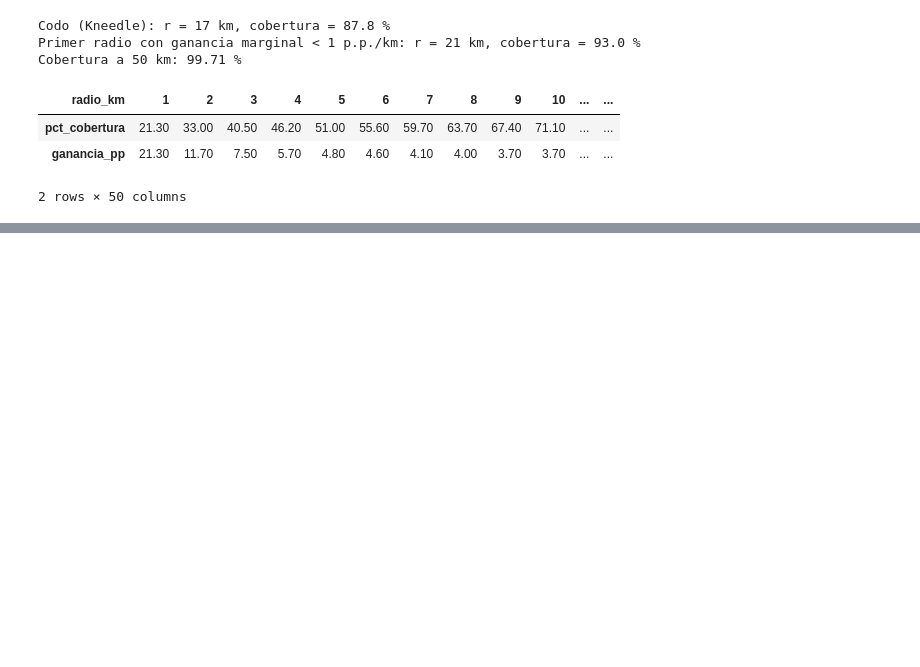
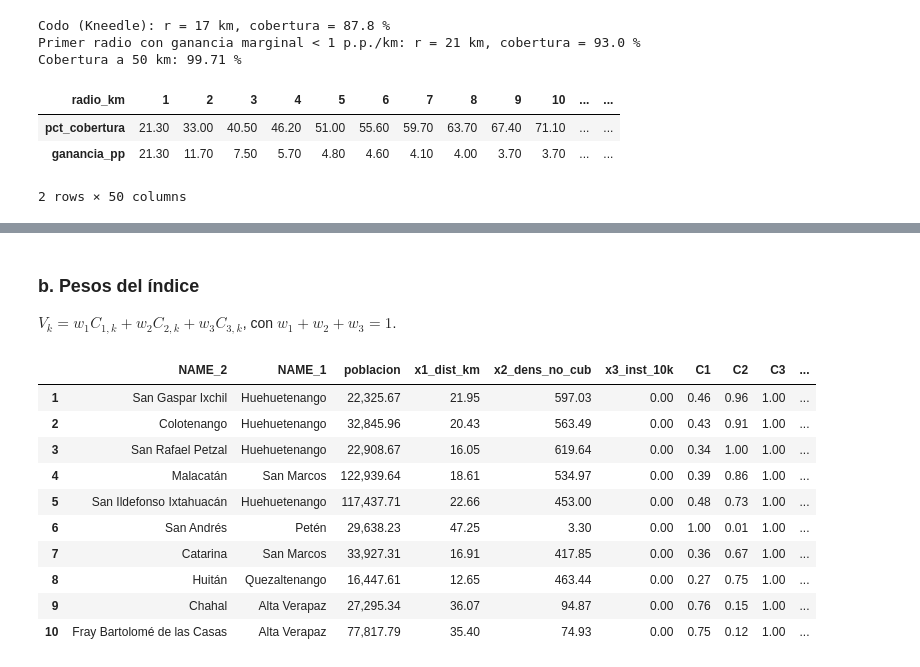
Before and after one commit to Branuvg/lab5_modsim, a Jupyter notebook: lab5.ipynb, the cells around one changed output, grey strips where cells are left out. Cells and saved outputs as stored; diff of their text form; code cells hidden in the pictures; blank space fills up the shorter version.

```diff
--- a/lab5.ipynb
+++ b/lab5.ipynb
@@ -773,0 +788,13 @@ Cobertura a 50 km: 99.71 %
+# %%
+def minmax(s):
+    return (s - s.min()) / (s.max() - s.min())
+
+
+mun["x1_dist_km"] = mun["dist_media_pob_km"]
+mun["x2_dens_no_cub"] = mun["pob_no_cubierta10"] / mun["area_km2"]
+mun["x3_inst_10k"] = np.where(mun["poblacion"] > 0, 1e4 * mun["instalaciones"] / mun["poblacion"], 0)
+
+mun["C1"] = minmax(mun["x1_dist_km"])
+mun["C2"] = minmax(mun["x2_dens_no_cub"])
+mun["C3"] = 1 - minmax(mun["x3_inst_10k"])      # se invierte: pocas instalaciones per cápita = vulnerable
+mun[["x1_dist_km", "x2_dens_no_cub", "x3_inst_10k", "C1", "C2", "C3"]].describe().T[["mean", "50%", "min", "max"]]
@@ -773,0 +809,27 @@ Cobertura a 50 km: 99.71 %
+# %% [markdown]
+### b. Pesos del índice
+
+$V_k = w_1 C_{1,k} + w_2 C_{2,k} + w_3 C_{3,k}$, con $w_1 + w_2 + w_3 = 1$.
+# %%
+WEIGHTS = {"C1": 0.40, "C2": 0.35, "C3": 0.25}
+mun["V"] = sum(w * mun[c] for c, w in WEIGHTS.items())
+
+LABELS = ["Muy baja", "Baja", "Media", "Alta", "Muy alta"]
+mun["V_cat"] = pd.qcut(mun["V"], 5, labels=LABELS)
+top10 = mun.sort_values("V", ascending=False).head(10)
+top10_tbl = top10[["NAME_2", "NAME_1", "poblacion", "x1_dist_km", "x2_dens_no_cub", "x3_inst_10k",
+                   "C1", "C2", "C3", "V"]].reset_index(drop=True)
+top10_tbl.index += 1
+top10_tbl
+# %% [output]
+|  | NAME_2 | NAME_1 | poblacion | x1_dist_km | x2_dens_no_cub | x3_inst_10k | C1 | C2 | C3 | ... |
+| 1 | San Gaspar Ixchil | Huehuetenango | 22,325.67 | 21.95 | 597.03 | 0.00 | 0.46 | 0.96 | 1.00 | ... |
+| 2 | Colotenango | Huehuetenango | 32,845.96 | 20.43 | 563.49 | 0.00 | 0.43 | 0.91 | 1.00 | ... |
+| 3 | San Rafael Petzal | Huehuetenango | 22,908.67 | 16.05 | 619.64 | 0.00 | 0.34 | 1.00 | 1.00 | ... |
+| 4 | Malacatán | San Marcos | 122,939.64 | 18.61 | 534.97 | 0.00 | 0.39 | 0.86 | 1.00 | ... |
+| 5 | San Ildefonso Ixtahuacán | Huehuetenango | 117,437.71 | 22.66 | 453.00 | 0.00 | 0.48 | 0.73 | 1.00 | ... |
+| 6 | San Andrés | Petén | 29,638.23 | 47.25 | 3.30 | 0.00 | 1.00 | 0.01 | 1.00 | ... |
+| 7 | Catarina | San Marcos | 33,927.31 | 16.91 | 417.85 | 0.00 | 0.36 | 0.67 | 1.00 | ... |
+| 8 | Huitán | Quezaltenango | 16,447.61 | 12.65 | 463.44 | 0.00 | 0.27 | 0.75 | 1.00 | ... |
+| 9 | Chahal | Alta Verapaz | 27,295.34 | 36.07 | 94.87 | 0.00 | 0.76 | 0.15 | 1.00 | ... |
+| 10 | Fray Bartolomé de las Casas | Alta Verapaz | 77,817.79 | 35.40 | 74.93 | 0.00 | 0.75 | 0.12 | 1.00 | ... |
```
Also changed, not shown: parts of 5 cells of this notebook.
